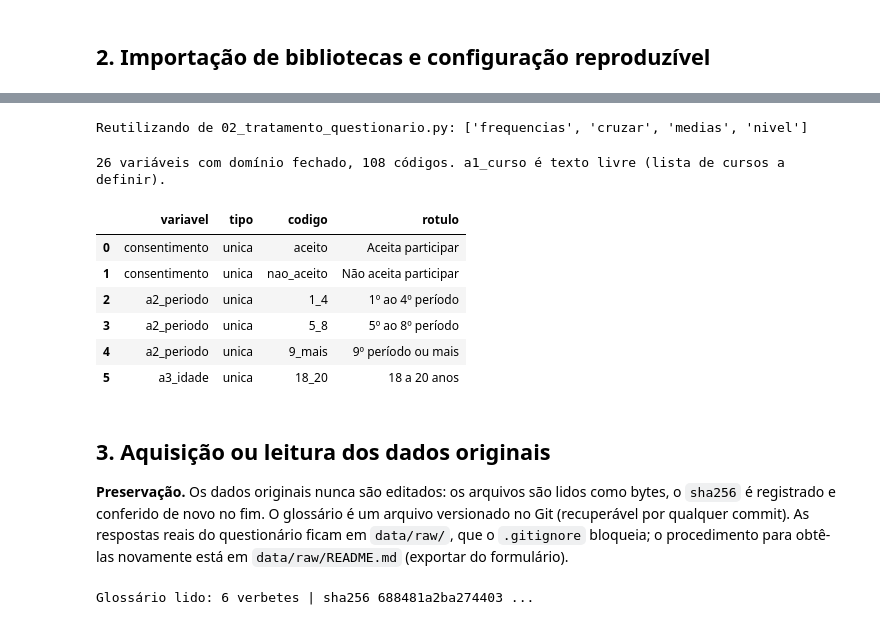
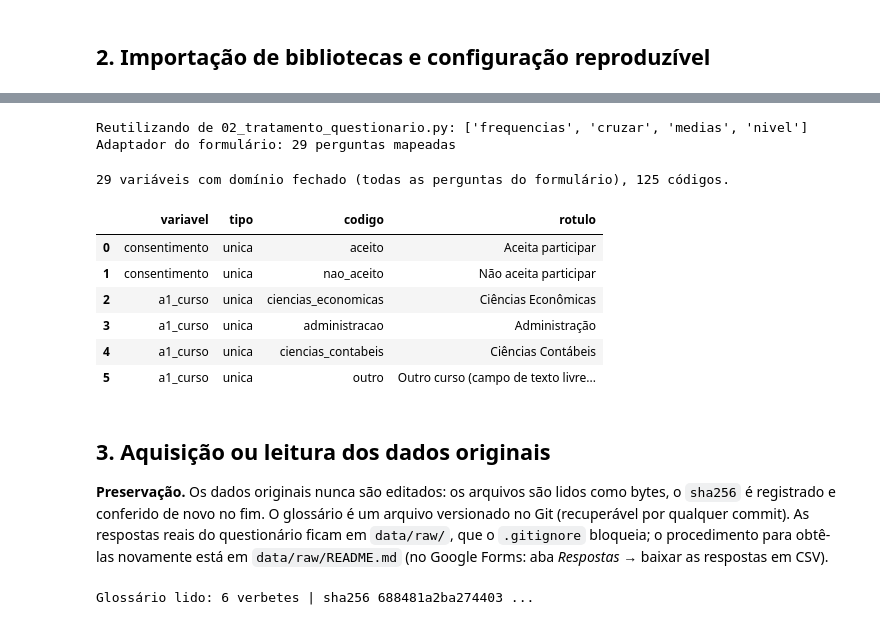
Before and after one commit to laurentinoanabia/TPAEII_equipe01, a Jupyter notebook: notebooks/03_obtencao_limpeza_tratamento.ipynb, the cells around one changed output, grey strips where cells are left out. Drawn from its saved outputs; the diff is of its cells as text; code cells hidden in the pictures.

```diff
--- a/notebooks/03_obtencao_limpeza_tratamento.ipynb
+++ b/notebooks/03_obtencao_limpeza_tratamento.ipynb
@@ -105,14 +106,22 @@ def norm_cod(x):
 spec = importlib.util.spec_from_file_location("trat", RAIZ / "notebooks" / "02_tratamento_questionario.py")
 M = importlib.util.module_from_spec(spec); spec.loader.exec_module(M)
 print("Reutilizando de 02_tratamento_questionario.py:", [f for f in ("frequencias", "cruzar", "medias", "nivel") if hasattr(M, f)])
+
+# ---- adaptador do formulário publicado no Google Forms (texto da opção -> código); ver notebooks/02a_formulario_google.py
+spec_f = importlib.util.spec_from_file_location("forms", RAIZ / "notebooks" / "02a_formulario_google.py")
+F = importlib.util.module_from_spec(spec_f); spec_f.loader.exec_module(F)
+print("Adaptador do formulário:", len(F.QUESTOES), "perguntas mapeadas")
 # %% [output]
 Reutilizando de 02_tratamento_questionario.py: ['frequencias', 'cruzar', 'medias', 'nivel']
+Adaptador do formulário: 29 perguntas mapeadas
 # %%
 # ---- Livro de códigos: o "contrato" entre o formulário e o tratamento.
 # O formulário real deve exportar exatamente estes códigos (ou o mapeamento é feito antes do tratamento).
 def faixa(*pares): return dict(pares)
 DOMINIOS = {
   "consentimento": {"aceito": "Aceita participar", "nao_aceito": "Não aceita participar"},
+  "a1_curso": {"ciencias_economicas": "Ciências Econômicas", "administracao": "Administração", "ciencias_contabeis": "Ciências Contábeis",
+               "outro": "Outro curso (campo de texto livre no formulário; o texto digitado não é guardado)"},
   "a2_periodo": {"1_4": "1º ao 4º período", "5_8": "5º ao 8º período", "9_mais": "9º período ou mais"},
   "a3_idade": {"18_20": "18 a 20 anos", "21_23": "21 a 23 anos", "24_26": "24 a 26 anos", "27_mais": "27 anos ou mais"},
   "a4_ocupacao": {"so_estuda": "Só estuda", "estuda_trabalha": "Estuda e trabalha ou estagia", "outra": "Outra situação"},
@@ -120,45 +129,49 @@ DOMINIOS = {
   "b1_reserva_def": {"a": "Dinheiro guardado para comprar algo desejado", "b": "Dinheiro de fácil acesso para imprevistos ou perda de renda (correta)",
                      "c": "Dinheiro investido em ações para ganhar o máximo", "d": "Limite do cartão ou cheque especial", "e": "Não sei"},
   "b2_reserva_meses": {"menos_1": "Menos de 1 mês", "1_3": "De 1 a 3 meses", "3_6": "De 3 a 6 meses", "mais_6": "Mais de 6 meses", "nao_sei": "Não sei"},
+  "b7_reserva_local": {"a": "Investimento de longo prazo, sem resgate por anos", "b": "Ações da bolsa", "c": "Aplicação segura, resgatável rapidamente (adequada)",
+                       "d": "Limite de crédito pré-aprovado", "e": "Não sei"},
   "b3_inflacao": {"a": "Mais do que hoje", "b": "Exatamente o mesmo", "c": "Menos do que hoje (correta)", "d": "Não sei"},
   "b4_juros_compostos": {"a": "R$ 1.200", "b": "R$ 1.210 (correta)", "c": "R$ 1.100", "d": "Não sei"},
   "b5_diversificacao": {"a": "Risco maior (correta)", "b": "Risco menor", "c": "O mesmo risco", "d": "Não sei"},
   "b6_autoavaliacao": {str(i): f"{i} de 5" for i in range(1, 6)},
   "c1_orcamento": {"nunca": "Nunca", "as_vezes": "Às vezes", "sempre": "Sempre"},
   "c2_tem_reserva": {"sim": "Sim", "parcial": "Parcialmente", "nao": "Não"},
   "c3_reserva_cobertura": {"menos_1": "Menos de 1 mês", "1_3": "De 1 a 3 meses", "3_6": "De 3 a 6 meses", "mais_6": "Mais de 6 meses"},
   "c4_onde_guarda": {"poupanca": "Poupança", "renda_fixa": "Renda fixa", "conta_corrente": "Conta corrente", "dinheiro_casa": "Dinheiro em casa", "outro": "Outro"},
   "c5_dividas": {"cartao": "Cartão de crédito", "emprestimo": "Empréstimo ou financiamento", "atrasadas": "Parcelas atrasadas", "nenhuma": "Nenhuma", "pnr": "Prefiro não responder"},
   "c6_poupa_regular": {"sim": "Sim", "as_vezes": "Às vezes", "nao": "Não"},
   "d1_renda_familiar": {"ate_1": "Até 1 salário mínimo", "1_3": "Mais de 1 até 3", "3_6": "Mais de 3 até 6", "mais_6": "Mais de 6", "nao_sei": "Não sei", "pnr": "Prefiro não responder"},
   "d2_fam_conversa": {"nunca": "Nunca", "as_vezes": "Às vezes", "frequente": "Frequentemente"},
   "d3_fam_orcamento": {"sim": "Sim", "nao": "Não", "nao_sei": "Não sei"},
   "d4_fam_reserva": {"sim": "Sim", "nao": "Não", "nao_sei": "Não sei"},
   "d5_fam_dividas": {"sim": "Sim", "nao": "Não", "nao_sei": "Não sei", "pnr": "Prefiro não responder"},
   "d6_fam_conhecimento": {**{str(i): f"{i} de 5" for i in range(1, 6)}, "nao_sei": "Não sei"},
   "d7_educ_recebida": {"escola": "Escola", "familia": "Família", "curso": "Curso ou faculdade", "internet": "Internet e redes sociais", "nunca": "Nunca tive"},
   "e1_temas_interesse": {"orcamento": "Orçamento", "reserva": "Reserva de emergência", "credito_juros": "Crédito e juros", "dividas": "Dívidas e renegociação",
                          "investimentos": "Investimentos", "inflacao_selic": "Inflação e Selic", "impostos": "Impostos", "outro": "Outro"},
+  "e3_termo_prioritario": {"juros_compostos": "Juros compostos", "inflacao": "Inflação", "taxa_selic": "Taxa Selic", "renda_fixa": "Renda fixa",
+                           "diversificacao": "Diversificação", "endividamento": "Endividamento", "orcamento_pessoal": "Orçamento pessoal", "nenhum": "Nenhum deles"},
   "e2_usaria_glossario": {"sim": "Sim", "talvez": "Talvez", "nao": "Não"},
 }
 MULTIPLAS = set(M.MULTIPLA)
 livro = pd.DataFrame([{"variavel": v, "tipo": "multipla" if v in MULTIPLAS else "unica", "codigo": c, "rotulo": r}
                       for v, d in DOMINIOS.items() for c, r in d.items()])
-print(f"{livro.variavel.nunique()} variáveis com domínio fechado, {len(livro)} códigos. a1_curso é texto livre (lista de cursos a definir).")
+print(f"{livro.variavel.nunique()} variáveis com domínio fechado (todas as perguntas do formulário), {len(livro)} códigos.")
 livro.head(6)
 # %% [output]
-26 variáveis com domínio fechado, 108 códigos. a1_curso é texto livre (lista de cursos a definir).
+29 variáveis com domínio fechado (todas as perguntas do formulário), 125 códigos.
 |  | variavel | tipo | codigo | rotulo |
 | 0 | consentimento | unica | aceito | Aceita participar |
 | 1 | consentimento | unica | nao_aceito | Não aceita participar |
-| 2 | a2_periodo | unica | 1_4 | 1º ao 4º período |
-| 3 | a2_periodo | unica | 5_8 | 5º ao 8º período |
-| 4 | a2_periodo | unica | 9_mais | 9º período ou mais |
-| 5 | a3_idade | unica | 18_20 | 18 a 20 anos |
+| 2 | a1_curso | unica | ciencias_economicas | Ciências Econômicas |
+| 3 | a1_curso | unica | administracao | Administração |
+| 4 | a1_curso | unica | ciencias_contabeis | Ciências Contábeis |
+| 5 | a1_curso | unica | outro | Outro curso (campo de texto livre... |
 # %% [markdown]
 ## 3. Aquisição ou leitura dos dados originais
 
-**Preservação.** Os dados originais nunca são editados: os arquivos são lidos como bytes, o `sha256` é registrado e conferido de novo no fim. O glossário é um arquivo versionado no Git (recuperável por qualquer commit). As respostas reais do questionário ficam em `data/raw/`, que o `.gitignore` bloqueia; o procedimento para obtê-las novamente está em `data/raw/README.md` (exportar do formulário).
+**Preservação.** Os dados originais nunca são editados: os arquivos são lidos como bytes, o `sha256` é registrado e conferido de novo no fim. O glossário é um arquivo versionado no Git (recuperável por qualquer commit). As respostas reais do questionário ficam em `data/raw/`, que o `.gitignore` bloqueia; o procedimento para obtê-las novamente está em `data/raw/README.md` (no Google Forms: aba *Respostas* → baixar as respostas em CSV).
 # %%
 # ---- 3.1 Glossário (dado real)
 bytes_glossario = GLOSSARIO.read_bytes()
```
Also changed, not shown: parts of 14 cells of this notebook, 21 other files.
